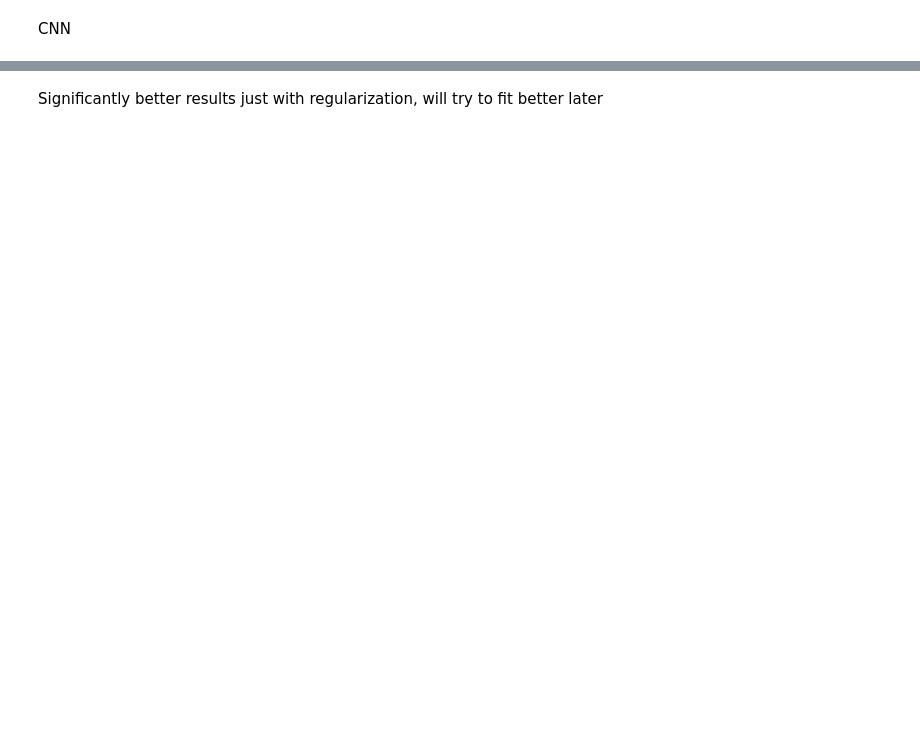
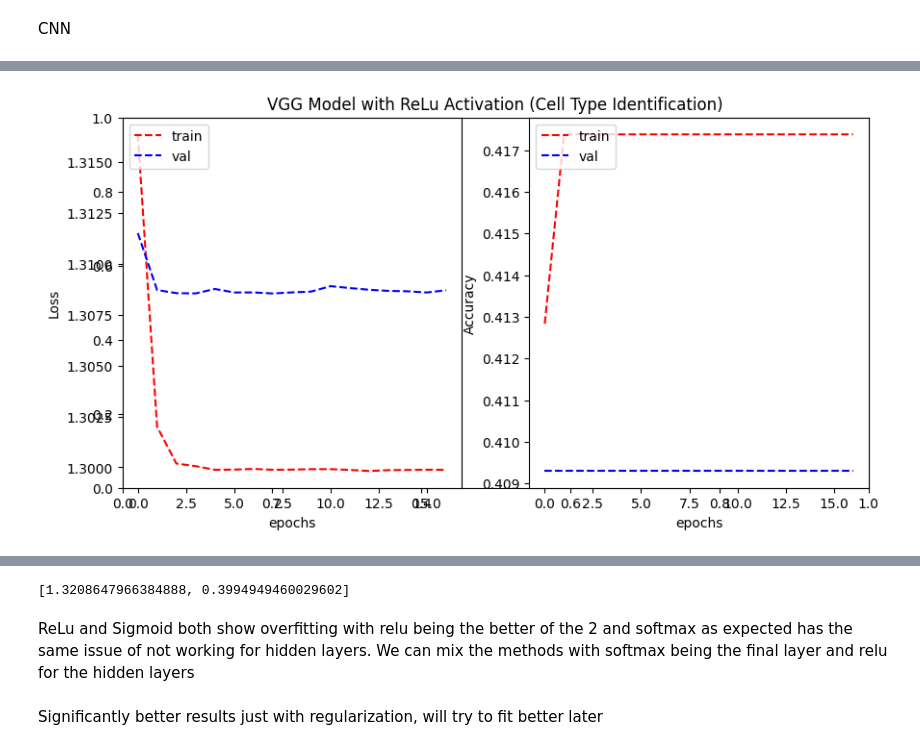
Before and after one commit to HarrisonOrosz/MLAssignment2, a Jupyter notebook: Assignment 2 Workbook.ipynb, the cells around one changed output, grey strips where cells are left out. Drawn from its saved outputs; the diff is of its cells as text; code cells hidden in the pictures; blank space fills up the shorter version.

```diff
--- a/Assignment 2 Workbook.ipynb
+++ b/Assignment 2 Workbook.ipynb
@@ -1348,0 +1378,23 @@ This shows a significant amount of overfitting, due to the model learning valuin
+# %%
+model_VGG = tf.keras.Sequential([
+    #VGG block 1
+    tf.keras.layers.Conv2D(32, (3, 3), activation='relu', padding='same', input_shape=(27, 27, 3)),
+    tf.keras.layers.Conv2D(32, (3, 3), activation='relu', padding='same'),
+    tf.keras.layers.MaxPooling2D((2, 2)),
+
+    #VGG block 2
+    tf.keras.layers.Conv2D(64, (3, 3), activation='relu', padding='same'),
+    tf.keras.layers.Conv2D(64, (3, 3), activation='relu', padding='same'),
+    tf.keras.layers.MaxPooling2D((2, 2)),
+
+
+    tf.keras.layers.Flatten(),
+    tf.keras.layers.Dense(64, activation='softmax'),
+    tf.keras.layers.Dense(4),
+])
+# %%
+model_VGG.compile(optimizer='SGD',
+              loss=tf.keras.losses.CategoricalCrossentropy(from_logits=True),
+              metrics=['categorical_accuracy'])
+# %%
+history_VGG = model_VGG.fit(train_generator, validation_data = validation_generator, epochs=100, callbacks=earlyStop, verbose=1)
@@ -1348,0 +1419,8 @@ This shows a significant amount of overfitting, due to the model learning valuin
+# %%
+plot_learning_curve("VGG Model with ReLu Activation (Cell Type Identification)",history_VGG.history['loss'], history_VGG.history['val_loss'],
+                    history_VGG.history['categorical_accuracy'], history_VGG.history['val_categorical_accuracy'],
+                    metric_name='Accuracy')
+
+model_VGG.evaluate(test_generator)
+# %% [output]
+[figure, added]
@@ -1349,3 +1428,6 @@ This shows a significant amount of overfitting, due to the model learning valuin
+[1.3208647966384888, 0.3994949460029602]
+# %% [markdown]
+ReLu and Sigmoid both show overfitting with relu being the better of the 2 and softmax as expected has the same issue of not working for hidden layers. We can mix the methods with softmax being the final layer and relu for the hidden layers
 # %%
 reg_lambda = 0.001
 
```
Also changed, not shown: parts of 17 cells of this notebook.
